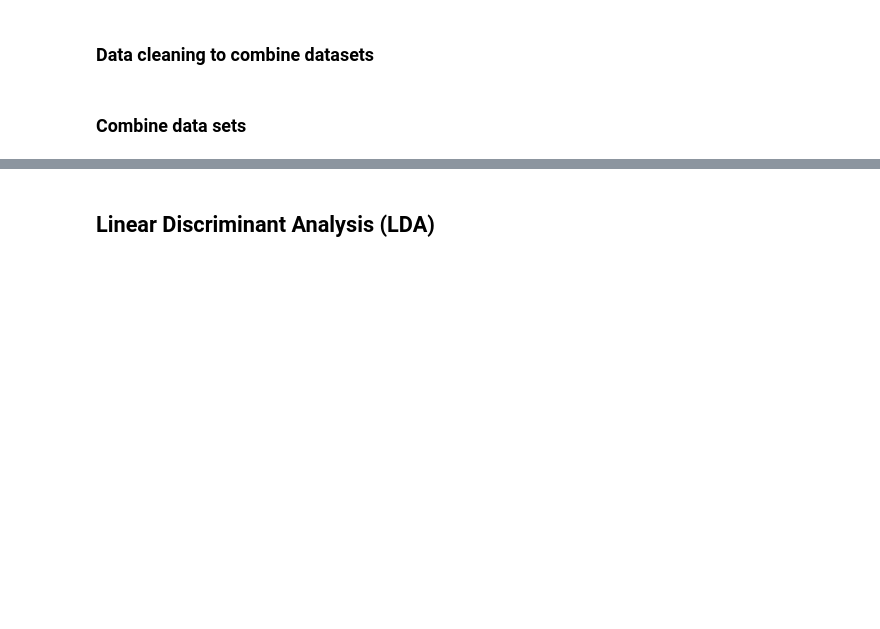
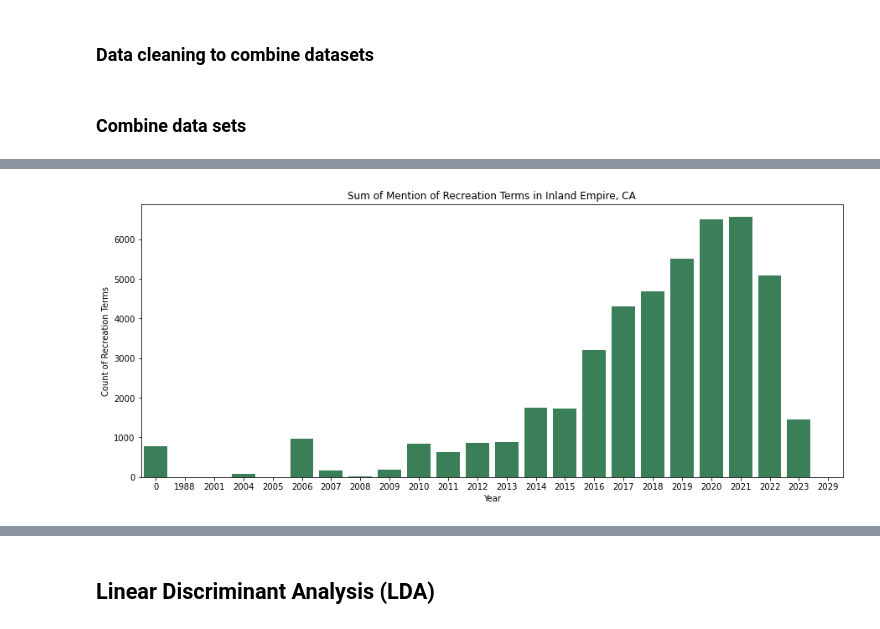
Before and after one commit to aotanezz/poli179-final-otanez, a Jupyter notebook: Analysis/Final179_Analysis.ipynb, the cells around one changed output, grey strips where cells are left out. Drawn from its saved outputs; the diff is of its cells as text; code cells hidden in the pictures; blank space fills up the shorter version.

```diff
--- a/Analysis/Final179_Analysis.ipynb
+++ b/Analysis/Final179_Analysis.ipynb
@@ -58,0 +109,22 @@ ie_cities.to_csv('ie_cities.csv', index = False)
+# %%
+# Plot of recreation terms over time
+def count_recreation(text):
+    words = re.split(r'\s+', text.lower())
+    return sum(word in recreation for word in words)
+
+# Apply the function to each text entry and create a new column for sums
+ie_cities['sum_recreation'] = ie_cities['Text'].apply(count_recreation)
+
+# Group by Year and sum the counts
+yearly_counts_re = ie_cities.groupby('Year')['sum_recreation'].sum().reset_index()
+
+# Plotting
+plt.figure(figsize=(15, 6))
+sns.barplot(data=yearly_counts_re, x='Year', y='sum_recreation', color='seagreen')
+plt.xlabel('Year')
+plt.ylabel('Count of Recreation Terms')
+plt.title('Sum of Mention of Recreation Terms in Inland Empire, CA')
+plt.savefig('recreation_terms_plot.png')
+plt.show()
+# %% [output]
+[figure, added]
```
Also changed, not shown: parts of 36 cells of this notebook, 8 other files.
